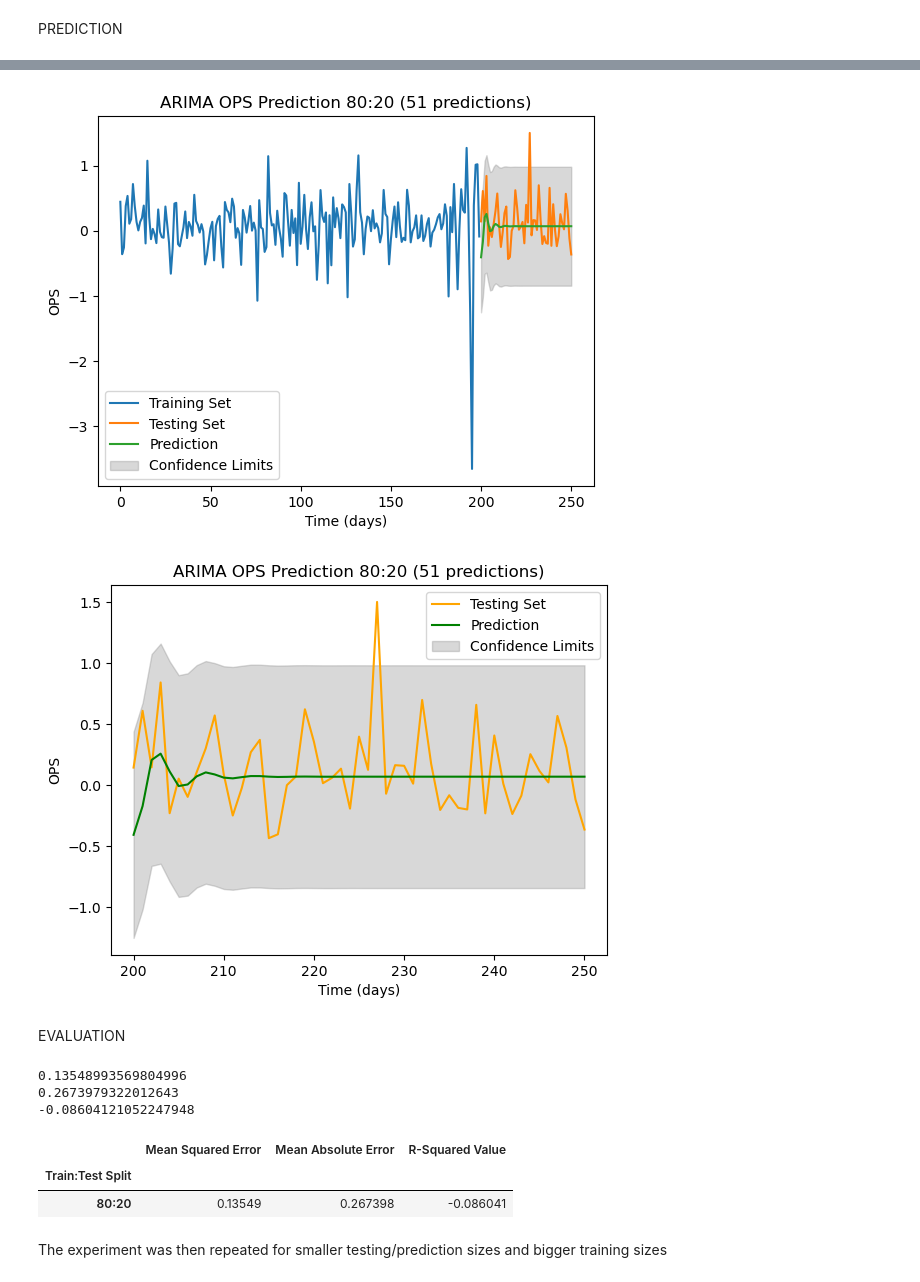
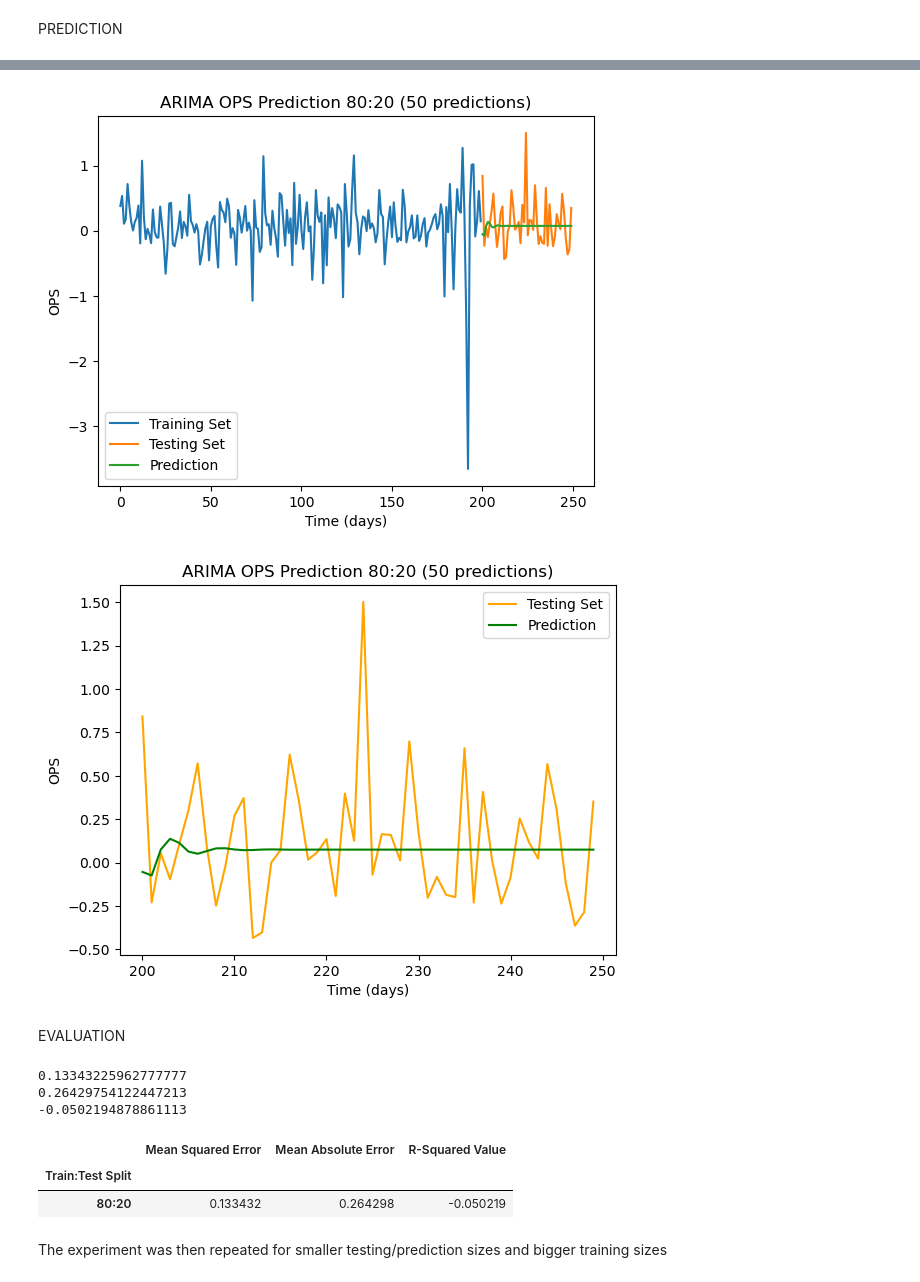
Before and after one commit to Oliver13Holmes/Predicting-Stocks-using-ARIMA-and-LSTM, a Jupyter notebook: ARIMA 1Y.ipynb, the cells around one changed output, grey strips where cells are left out. Cells and saved outputs as stored; diff of their text form; code cells hidden in the pictures.

```diff
--- a/ARIMA 1Y.ipynb
+++ b/ARIMA 1Y.ipynb
@@ -14,7 +14,7 @@ from sklearn.metrics import mean_squared_error, mean_absolute_error, mean_absolu
 from sklearn.model_selection import train_test_split
 # %%
 # Import dataset from yahoo finance consisting of [Date, Opening Price, Closing Price]
-dataset = yf.download(tickers = "^GSPC", period="1y")
+dataset = yf.download(tickers = "^GSPC", start="2023-10-26", end="2024-10-25")
 dataset = dataset[['Open', 'Close']]
 dataset = dataset.reset_index()
 dataset
@@ -132,9 +138,12 @@ plt.show()
 # %%
 # Due to being unable to determine the p and q parameters for the arima model,
 # an auto-arima algorithm will be used which selects the p, d and q parameters automatically
+# decided on (3, 0, 0)
 
 # Fitting model
-model = auto_arima(train_data, seasonal=False, stepwise=True)
-print(model.order)
+#model = auto_arima(train_data, seasonal=False, stepwise=True)
+# Due to the auto_arima algorithm being inconsistent, swtiched back to manual (parameters of 3, 0, 0  were still initially selected by auto_arima)
+model = ARIMA(train_data, order=(3, 0, 0))
+model = model.fit()
 print(model.summary())
 # %% [output]
@@ -165,6 +174,6 @@ plt.show()
 PREDICTION
 # %%
 # Making prediction
-prediction, confint = model.predict(n_periods=len(test_data), return_conf_int=True)
+prediction = model.forecast(steps=len(test_data))
 print(prediction)
 # %% [output]
@@ -188,31 +197,31 @@ dtype: float64
 # %%
 # Saving confidence limits
-cf= pd.DataFrame(confint)
+#cf = pd.DataFrame(confint)
 
 # Plot final results
 plt.plot(train_data, label='Training Set')
 plt.plot(test_data, label='Testing Set')
 plt.plot(prediction, label='Prediction')
-plt.fill_between(prediction.index,cf[0], cf[1], color='grey', alpha=0.3, label='Confidence Limits')
+#plt.fill_between(prediction.index,cf[0], cf[1], color='grey', alpha=0.3, label='Confidence Limits')
 plt.title('ARIMA OPS Prediction 80:20 (' + str(len(prediction)) + ' predictions)')
 plt.xlabel('Time (days)')
 plt.ylabel('OPS')
 plt.legend()
 plt.show()
 # %% [output]
-[figure, old version]
+[figure, new version]
 # %%
 # Plot Test set and prediction to get a close up comparison
 plt.plot(test_data, label='Testing Set', color='orange')
 plt.plot(prediction, label='Prediction', color='green')
-plt.fill_between(prediction.index,cf[0], cf[1], color='grey', alpha=0.3, label='Confidence Limits')
+#plt.fill_between(prediction.index,cf[0], cf[1], color='grey', alpha=0.3, label='Confidence Limits')
 plt.title('ARIMA OPS Prediction 80:20 (' + str(len(prediction)) + ' predictions)')
 plt.xlabel('Time (days)')
 plt.ylabel('OPS')
 plt.legend()
 plt.show()
 # %% [output]
-[figure, old version]
+[figure, new version]
 # %% [markdown]
 EVALUATION
 # %%
@@ -231,9 +240,9 @@ print(mae)
 print(r2)
 #print(smae)
 # %% [output]
-0.13548993569804996
-0.2673979322012643
--0.08604121052247948
+0.13343225962777777
+0.26429754122447213
+-0.0502194878861113
 # %%
 # Save accuracy measures in a dataframe/table
 accuracy_table = pd.DataFrame({'Train:Test Split' : "80:20",'Mean Squared Error' : mse, 'Mean Absolute Error' : mae, 'R-Squared Value' : r2}, index=["80:20"])
@@ -242,7 +251,7 @@ accuracy_table
 # %% [output]
 |  | Mean Squared Error | Mean Absolute Error | R-Squared Value |
 | Train:Test Split |  |  |  |
-| 80:20 | 0.13549 | 0.267398 | -0.086041 |
+| 80:20 | 0.133432 | 0.264298 | -0.050219 |
 # %% [markdown]
 The experiment was then repeated for smaller testing/prediction sizes and bigger training sizes
 # %% [markdown]
```
Also changed, not shown: parts of 31 cells of this notebook, 1 other file.
